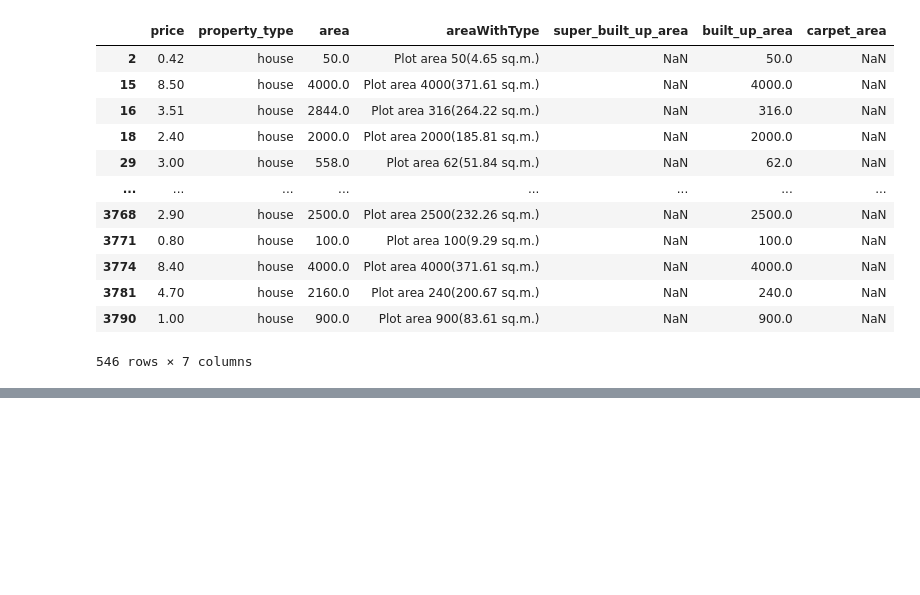
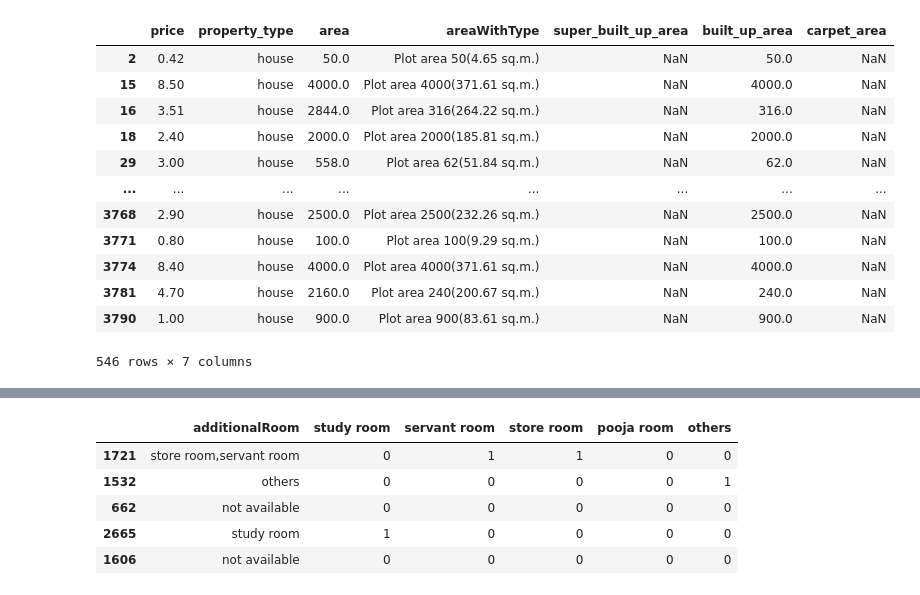
Before and after one commit to srinu-nayak/Real-Estate-House-Price-Prediction, a Jupyter notebook: feature-engineering.ipynb, the cells around one changed output, grey strips where cells are left out. Saved outputs shown, nothing was run; the diff lists cells and outputs as text; code cells hidden in the pictures; blank space fills up the shorter version.

```diff
--- a/feature-engineering.ipynb
+++ b/feature-engineering.ipynb
@@ -153,0 +237,19 @@ all_nan_df
+# %%
+# additional room
+# List of new columns to be created
+new_cols = ['study room', 'servant room', 'store room', 'pooja room', 'others']
+
+# Populate the new columns based on the "additionalRoom" column
+for col in new_cols:
+    df[col] = df['additionalRoom'].str.contains(col).astype(int)
+# %%
+
+
+df.sample(5)[['additionalRoom','study room', 'servant room', 'store room', 'pooja room', 'others']]
+# %% [output]
+|  | additionalRoom | study room | servant room | store room | pooja room | others |
+| 1721 | store room,servant room | 0 | 1 | 1 | 0 | 0 |
+| 1532 | others | 0 | 0 | 0 | 0 | 1 |
+| 662 | not available | 0 | 0 | 0 | 0 | 0 |
+| 2665 | study room | 1 | 0 | 0 | 0 | 0 |
+| 1606 | not available | 0 | 0 | 0 | 0 | 0 |
```
Also changed, not shown: parts of 7 cells of this notebook.
